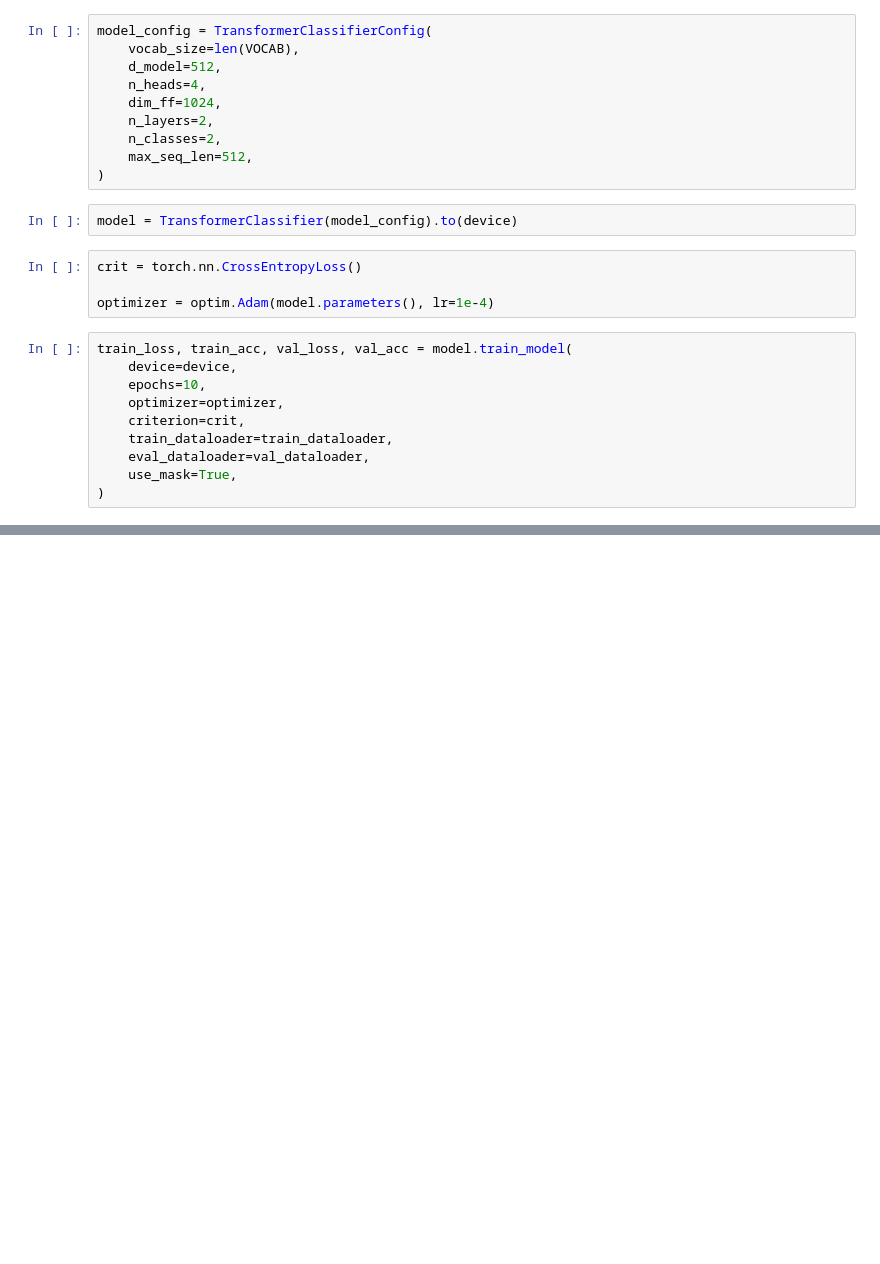
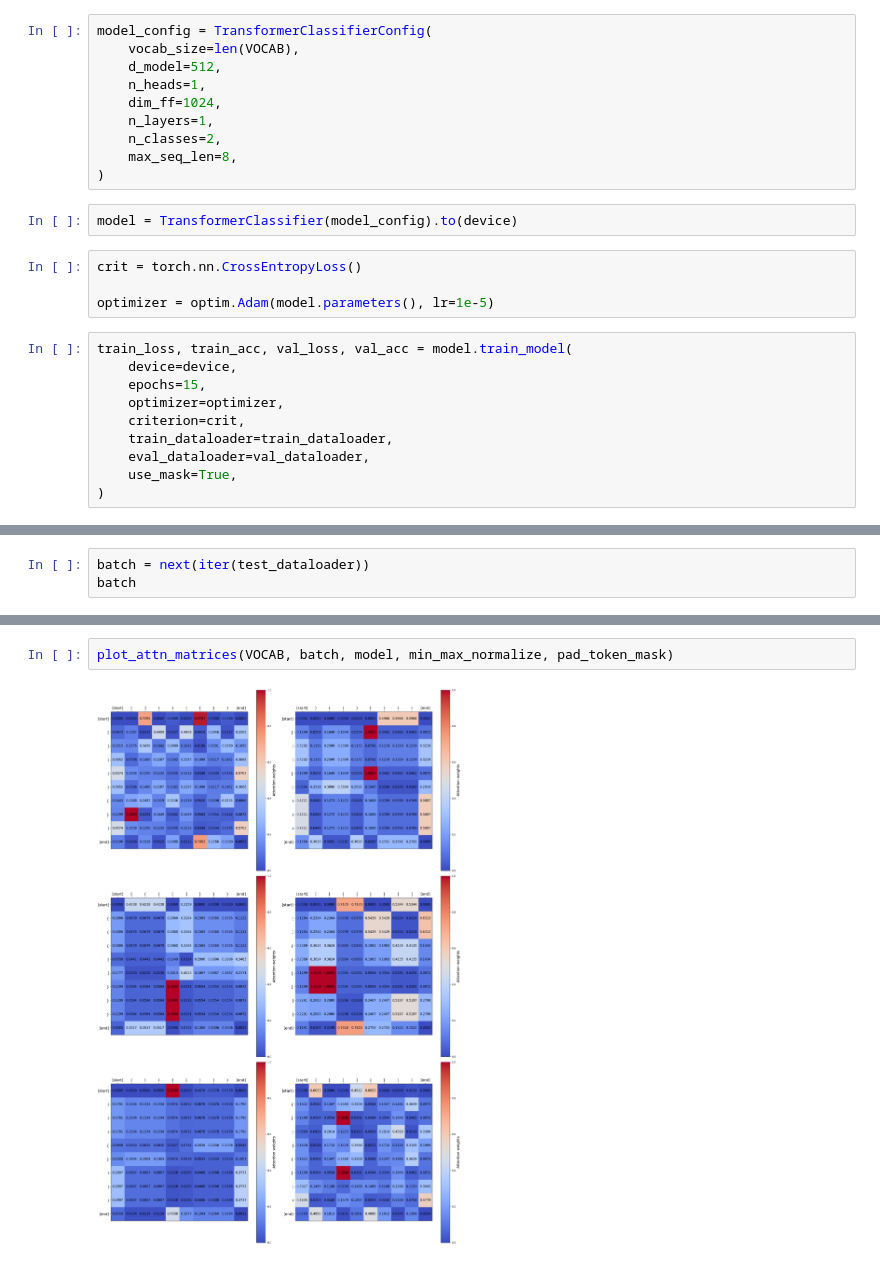
Before and after one commit to matiasmolinolo/transformer-checker, a Jupyter notebook: experiments.ipynb, the cells around one changed output, grey strips where cells are left out. Drawn from its saved outputs; the diff is of its cells as text; blank space fills up the shorter version.

```diff
--- a/experiments.ipynb
+++ b/experiments.ipynb
@@ -208,22 +203,22 @@ test_dataloader = DataLoader(test_dataset, batch_size=8, shuffle=False)
 model_config = TransformerClassifierConfig(
     vocab_size=len(VOCAB),
     d_model=512,
-    n_heads=4,
+    n_heads=1,
     dim_ff=1024,
-    n_layers=2,
+    n_layers=1,
     n_classes=2,
-    max_seq_len=512,
+    max_seq_len=8,
 )
 # %%
 model = TransformerClassifier(model_config).to(device)
 # %%
 crit = torch.nn.CrossEntropyLoss()
 
-optimizer = optim.Adam(model.parameters(), lr=1e-4)
+optimizer = optim.Adam(model.parameters(), lr=1e-5)
 # %%
 train_loss, train_acc, val_loss, val_acc = model.train_model(
     device=device,
-    epochs=10,
+    epochs=15,
     optimizer=optimizer,
     criterion=crit,
     train_dataloader=train_dataloader,
@@ -239,0 +273,3 @@ test_loss, test_acc = model.eval_model(
+# %%
+batch = next(iter(test_dataloader))
+batch
@@ -239,0 +294,4 @@ test_loss, test_acc = model.eval_model(
+# %%
+plot_attn_matrices(VOCAB, batch, model, min_max_normalize, pad_token_mask)
+# %% [output]
+[figure, added]
```
Also changed, not shown: parts of 31 cells of this notebook, 3 other files.
